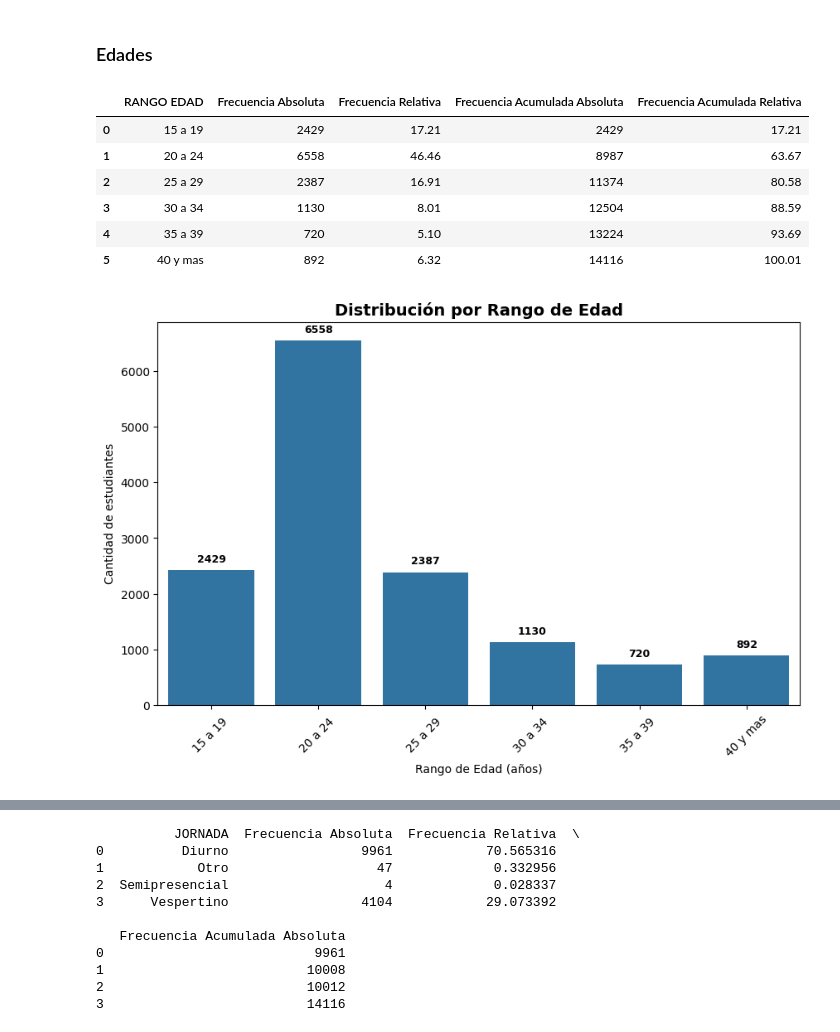
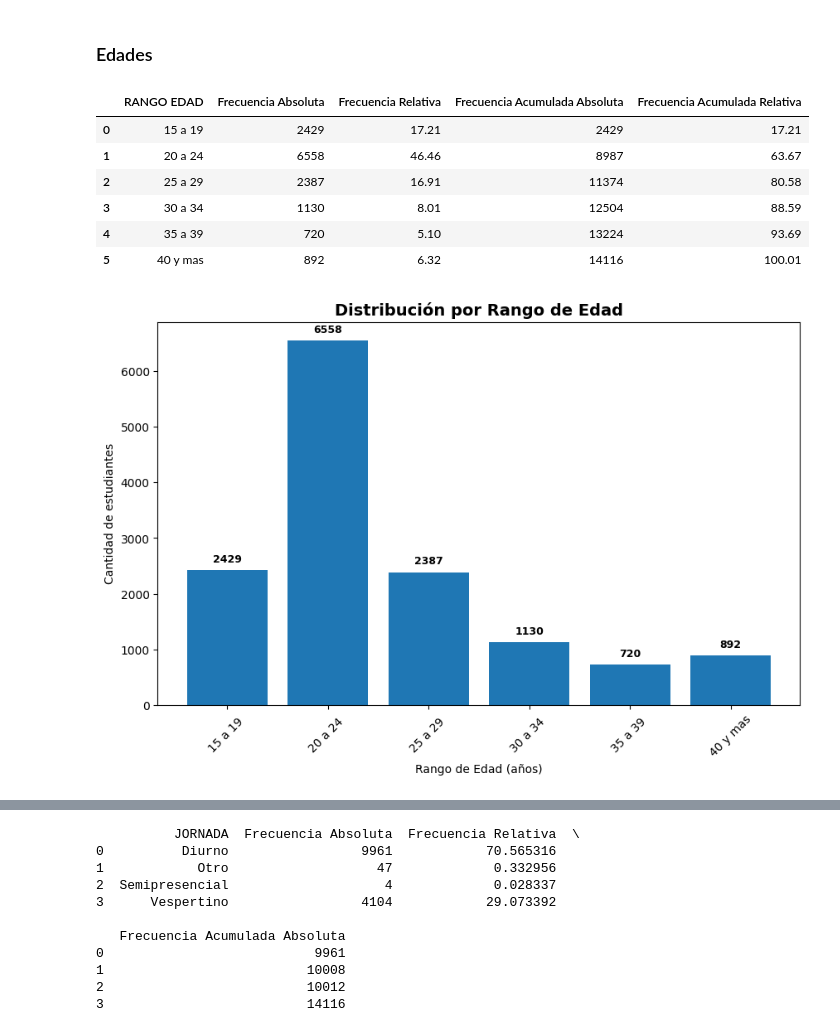
Before and after one commit to DiegoPyLL/ProyectoMat_EV1, a Jupyter notebook: TrabajoPractico.ipynb, the cells around one changed output, grey strips where cells are left out. Saved outputs shown, nothing was run; the diff lists cells and outputs as text; code cells hidden in the pictures.

```diff
--- a/TrabajoPractico.ipynb
+++ b/TrabajoPractico.ipynb
@@ -106,44 +105,43 @@ plt.show()
 ### Edades
 # %%
 # Distribución de edades de los estudiantes
-
 edades = dataFrame.groupby("RANGO EDAD").size().reset_index(name='Frecuencia Absoluta')
 edades['Frecuencia Relativa'] = round(edades['Frecuencia Absoluta'] / edades['Frecuencia Absoluta'].sum(), 4)*100
 edades['Frecuencia Acumulada Absoluta'] = edades['Frecuencia Absoluta'].cumsum()
 edades['Frecuencia Acumulada Relativa'] = edades['Frecuencia Relativa'].cumsum()
 
-#Percentiles
+# Percentiles
 p25 = np.percentile(edades['Frecuencia Absoluta'], 25)
 p50 = np.percentile(edades['Frecuencia Absoluta'], 50)
 p75 = np.percentile(edades['Frecuencia Absoluta'], 75)
 p100 = np.percentile(edades['Frecuencia Absoluta'], 100)
 
 display(edades)
 
-#Gráfico de barras
+# Gráfico de barras con Matplotlib
 plt.figure(figsize=(10,6))
-ax = sns.barplot(x="RANGO EDAD", y="Frecuencia Absoluta", data=edades)
+bars = plt.bar(edades["RANGO EDAD"], edades["Frecuencia Absoluta"])
 
 plt.title("Distribución por Rango de Edad", fontsize=14, fontweight="bold")
 plt.xlabel("Rango de Edad (años)")
 plt.ylabel("Cantidad de estudiantes")
 plt.xticks(rotation=45)
 
-#Ciclo for para que se muestren los números exactos encima de la barra
-for p in ax.patches:
-    ax.text(p.get_x() + p.get_width()/2,
-            p.get_height() + 100,
-            f"{int(p.get_height())}",
-            ha='center', va='bottom',
-            fontsize=9, fontweight="bold", color="black")
+# Mostrar los números encima de las barras
+for bar in bars:
+    yval = bar.get_height()
+    plt.text(bar.get_x() + bar.get_width()/2, yval + 100,
+             f"{int(yval)}", ha='center', va='bottom',
+             fontsize=9, fontweight="bold", color="black")
+
 plt.show()
 # %% [output]
 |  | RANGO EDAD | Frecuencia Absoluta | Frecuencia Relativa | Frecuencia Acumulada Absoluta | Frecuencia Acumulada Relativa |
 | 0 | 15 a 19 | 2429 | 17.21 | 2429 | 17.21 |
 | 1 | 20 a 24 | 6558 | 46.46 | 8987 | 63.67 |
 | 2 | 25 a 29 | 2387 | 16.91 | 11374 | 80.58 |
 | 3 | 30 a 34 | 1130 | 8.01 | 12504 | 88.59 |
 | 4 | 35 a 39 | 720 | 5.10 | 13224 | 93.69 |
 | 5 | 40 y mas | 892 | 6.32 | 14116 | 100.01 |
-[figure, old version]
+[figure, new version]
 # %%
```
Also changed, not shown: parts of 15 cells of this notebook.
